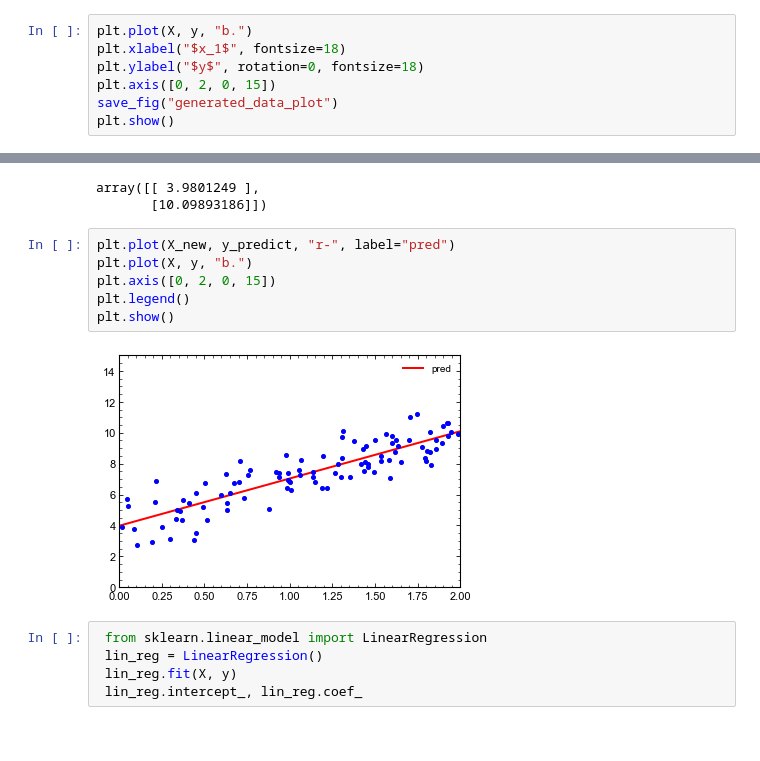
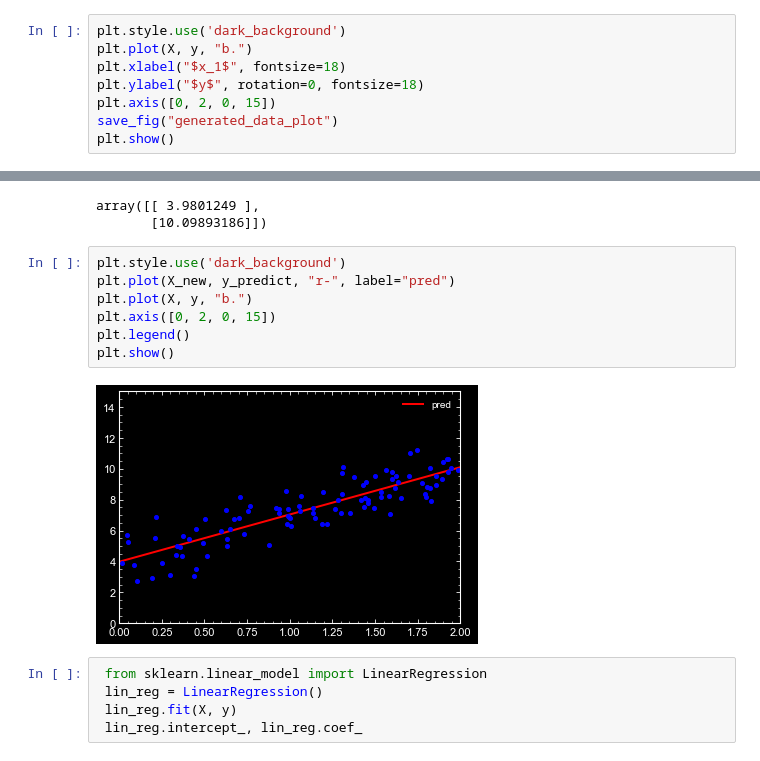
Before and after one commit to glukicov/ML_GPU, a Jupyter notebook: JupyterNB/Training.ipynb, the cells around one changed output, grey strips where cells are left out. Drawn from its saved outputs; the diff is of its cells as text.

```diff
--- a/JupyterNB/Training.ipynb
+++ b/JupyterNB/Training.ipynb
@@ -38,4 +36,5 @@ NameError: name 'np' is not defined
 # %%
+plt.style.use('dark_background')
 plt.plot(X, y, "b.")
 plt.xlabel("$x_1$", fontsize=18)
 plt.ylabel("$y$", rotation=0, fontsize=18)
@@ -62,13 +61,14 @@ y_predict
 array([[ 3.9801249 ],
        [10.09893186]])
 # %%
+plt.style.use('dark_background')
 plt.plot(X_new, y_predict, "r-", label="pred")
 plt.plot(X, y, "b.")
 plt.axis([0, 2, 0, 15])
 plt.legend()
 plt.show()
 # %% [output]
-[figure, old version]
+[figure, new version]
 # %%
  from sklearn.linear_model import LinearRegression
  lin_reg = LinearRegression()
```
Also changed, not shown: parts of 5 cells of this notebook, 2 other files.
